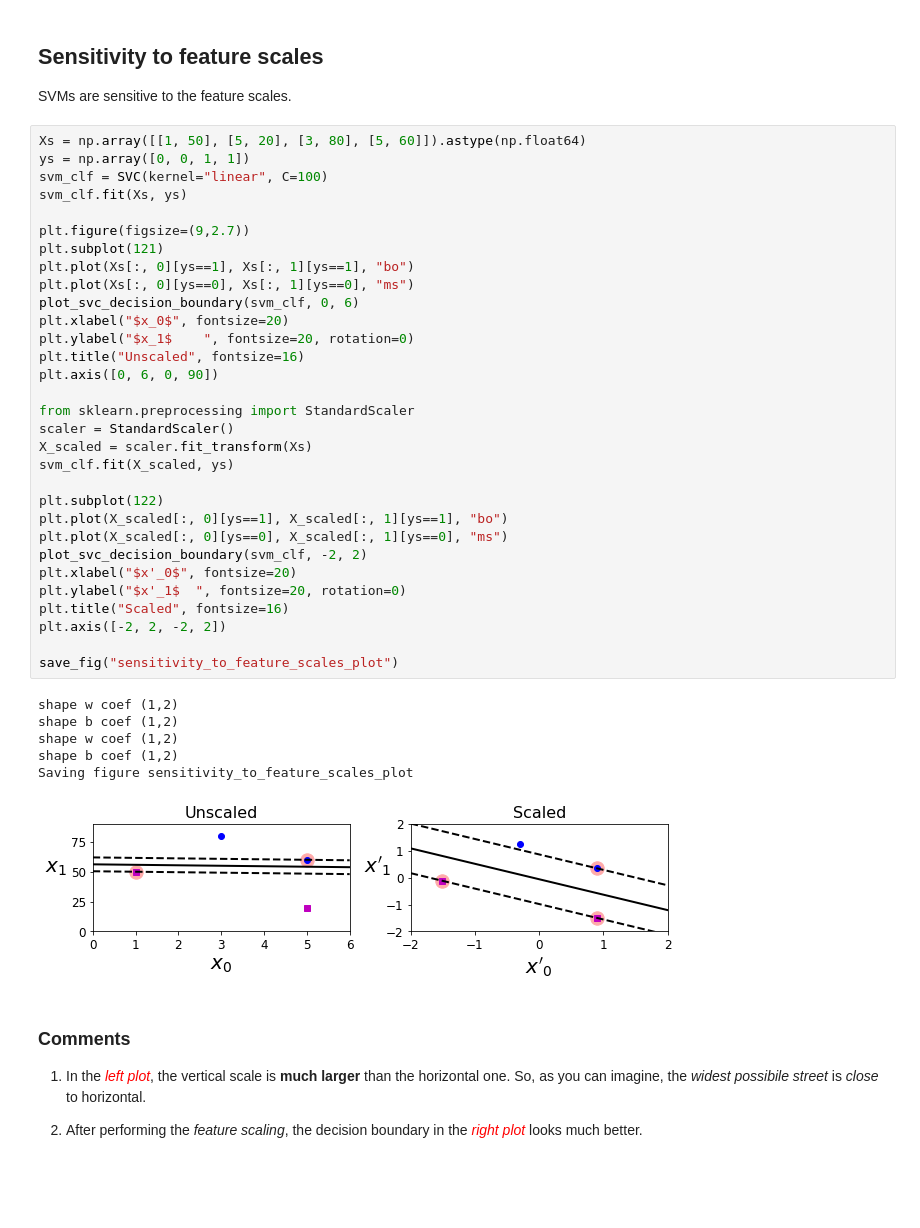
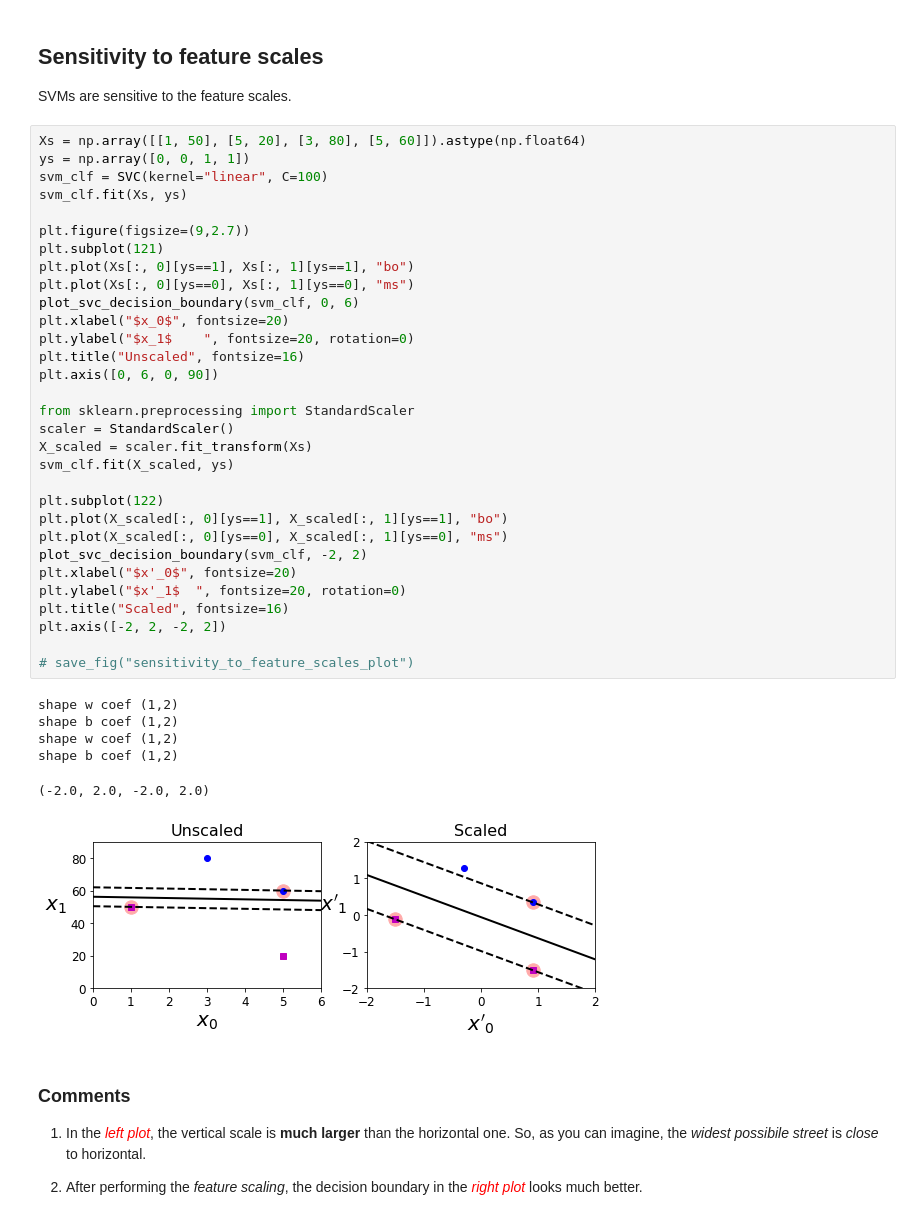
Before and after one commit to fpinell/hands_on_python_for_ds, a Jupyter notebook: notebooks/Lecture_3_support_vector_machines.ipynb, the cells around one changed output. Saved outputs shown, nothing was run; the diff lists cells and outputs as text; blank space fills up the shorter version.

```diff
--- a/notebooks/Lecture_3_support_vector_machines.ipynb
+++ b/notebooks/Lecture_3_support_vector_machines.ipynb
@@ -222,36 +224,36 @@ svm_clf.fit(Xs, ys)
 
 plt.figure(figsize=(9,2.7))
 plt.subplot(121)
 plt.plot(Xs[:, 0][ys==1], Xs[:, 1][ys==1], "bo")
 plt.plot(Xs[:, 0][ys==0], Xs[:, 1][ys==0], "ms")
 plot_svc_decision_boundary(svm_clf, 0, 6)
 plt.xlabel("$x_0$", fontsize=20)
 plt.ylabel("$x_1$    ", fontsize=20, rotation=0)
 plt.title("Unscaled", fontsize=16)
 plt.axis([0, 6, 0, 90])
 
 from sklearn.preprocessing import StandardScaler
 scaler = StandardScaler()
 X_scaled = scaler.fit_transform(Xs)
 svm_clf.fit(X_scaled, ys)
 
 plt.subplot(122)
 plt.plot(X_scaled[:, 0][ys==1], X_scaled[:, 1][ys==1], "bo")
 plt.plot(X_scaled[:, 0][ys==0], X_scaled[:, 1][ys==0], "ms")
 plot_svc_decision_boundary(svm_clf, -2, 2)
 plt.xlabel("$x'_0$", fontsize=20)
 plt.ylabel("$x'_1$  ", fontsize=20, rotation=0)
 plt.title("Scaled", fontsize=16)
 plt.axis([-2, 2, -2, 2])
 
-save_fig("sensitivity_to_feature_scales_plot")
+# save_fig("sensitivity_to_feature_scales_plot")
 # %% [output]
 shape w coef (1,2)
 shape b coef (1,2)
 shape w coef (1,2)
 shape b coef (1,2)
-Saving figure sensitivity_to_feature_scales_plot
+(-2.0, 2.0, -2.0, 2.0)
-[figure, old version]
+[figure, new version]
 # %% [markdown]
 ### Comments
 1. In the <font color='red'>*left plot*</font>, the vertical scale is **much larger** than the horizontal one. So, as you can imagine, the *widest possibile street* is *close* to horizontal.
```
Also changed, not shown: parts of 87 cells of this notebook.
